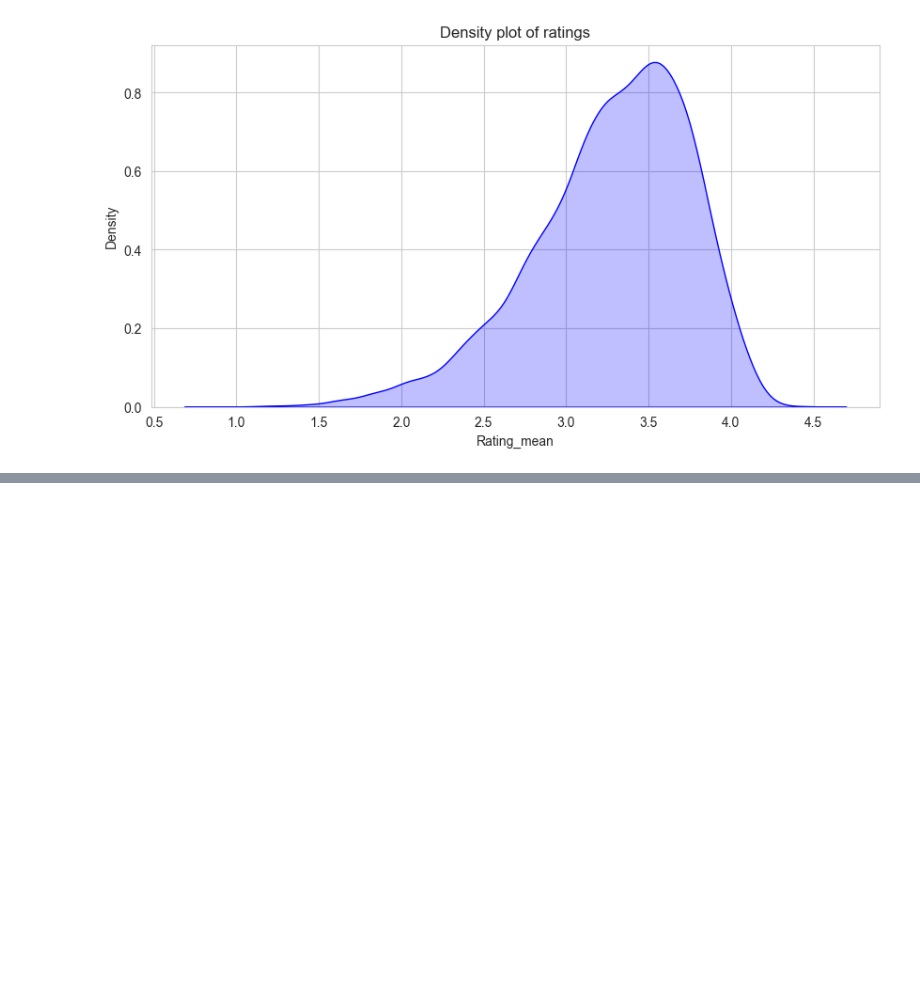
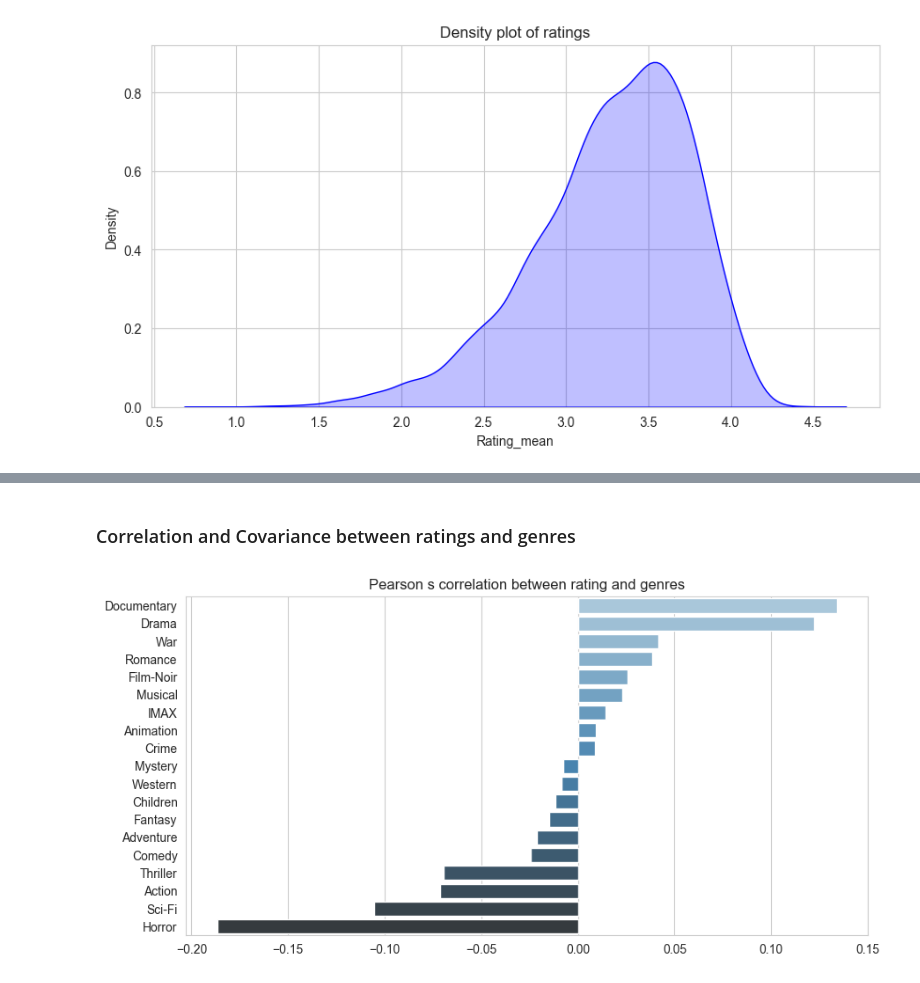
Before and after one commit to DiegoConce/data-analytics-movielens, a Jupyter notebook: main.ipynb, the cells around one changed output, grey strips where cells are left out. Cells and saved outputs as stored; diff of their text form; code cells hidden in the pictures; blank space fills up the shorter version.

```diff
--- a/main.ipynb
+++ b/main.ipynb
@@ -252,0 +242,16 @@ plt.show()
+# %% [markdown]
+### Correlation and Covariance between ratings and genres
+# %%
+dftmp = movies.merge(ratings, on='movieId')
+dftmp = dftmp.drop(['movieId', 'title', 'year', 'rating_count', '(no genres listed)'], axis=1)
+
+correlation = dftmp.corr(method='pearson')
+correlation = correlation['rating_mean'].sort_values(ascending=False)
+correlation = correlation[1:]
+
+plt.figure(figsize=(10, 5))
+sns.barplot(x=correlation.values, y=correlation.index, palette='Blues_d')
+plt.title('Pearson s correlation between rating and genres')
+plt.show()
+# %% [output]
+[figure, added]
```
Also changed, not shown: parts of 8 cells of this notebook.
